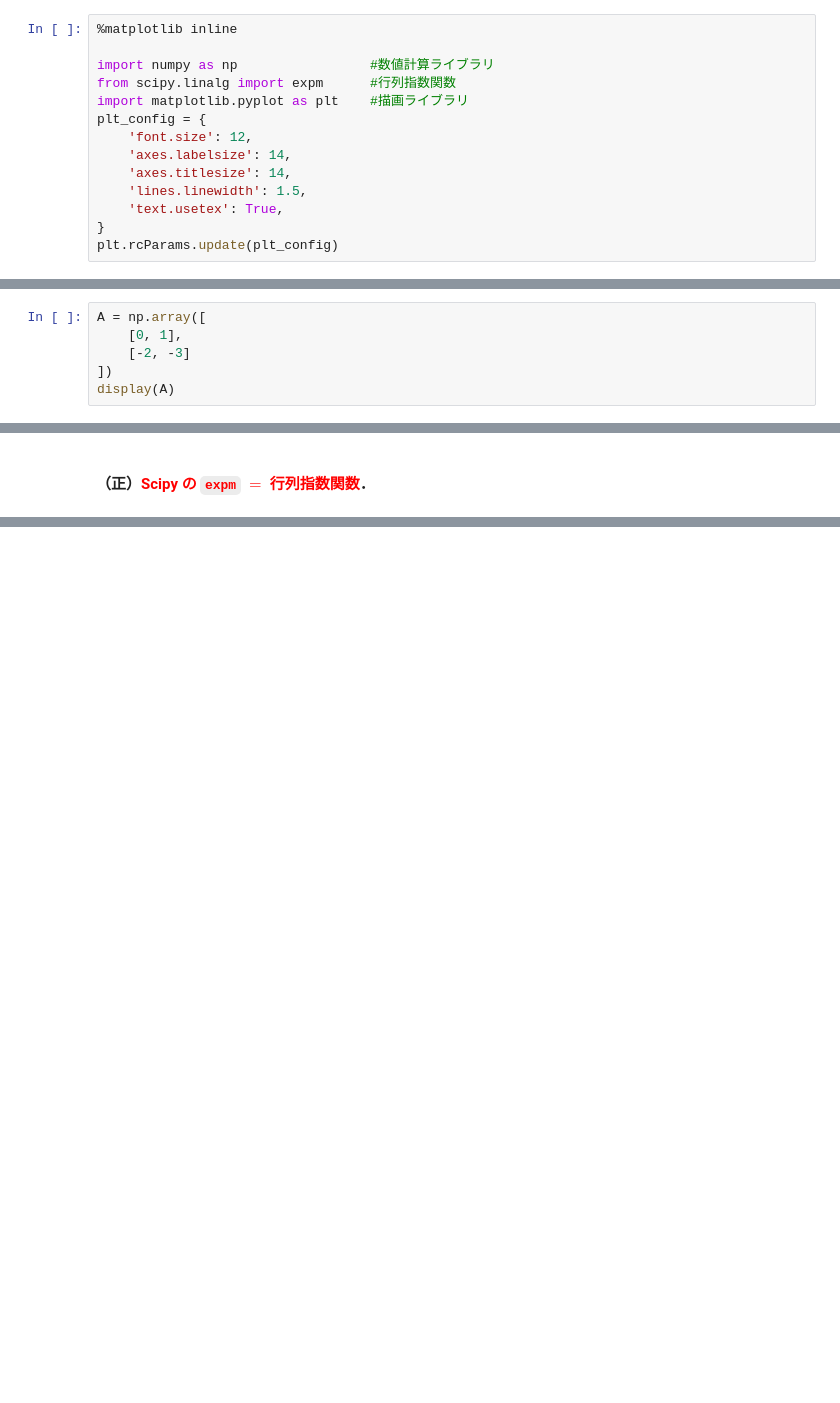
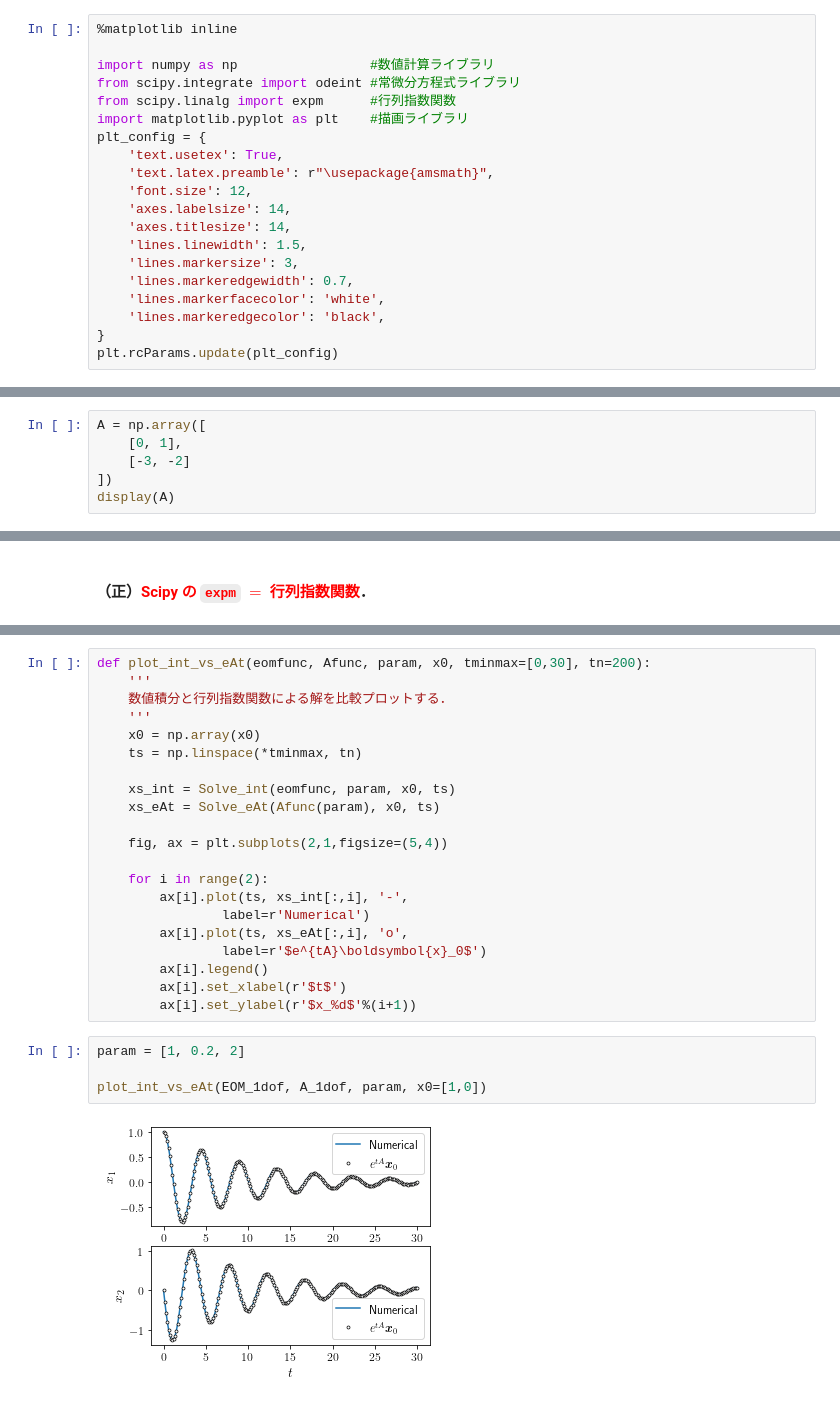
Before and after one commit to ktysd/_colab_test, a Jupyter notebook: vc/Colab/Code_9.1.ipynb, the cells around one changed output, grey strips where cells are left out. Saved outputs shown, nothing was run; the diff lists cells and outputs as text; blank space fills up the shorter version.

```diff
--- a/vc/Colab/Code_9.1.ipynb
+++ b/vc/Colab/Code_9.1.ipynb
@@ -13,14 +11,20 @@
 %matplotlib inline
 
 import numpy as np                 #数値計算ライブラリ
+from scipy.integrate import odeint #常微分方程式ライブラリ
 from scipy.linalg import expm      #行列指数関数
 import matplotlib.pyplot as plt    #描画ライブラリ
 plt_config = {
+    'text.usetex': True,
+    'text.latex.preamble': r"\usepackage{amsmath}",
     'font.size': 12,
     'axes.labelsize': 14,
     'axes.titlesize': 14,
     'lines.linewidth': 1.5,
-    'text.usetex': True,
+    'lines.markersize': 3,
+    'lines.markeredgewidth': 0.7,
+    'lines.markerfacecolor': 'white',
+    'lines.markeredgecolor': 'black',
 }
 plt.rcParams.update(plt_config)
 # %% [markdown]
@@ -38,7 +42,7 @@ np.exp(2) #普通の指数関数
 # %%
 A = np.array([
     [0, 1],
-    [-2, -3]
+    [-3, -2]
 ])
 display(A)
 # %% [output]
@@ -64,0 +118,27 @@ array([[ 0.6004236 ,  0.23254416],
+# %%
+def plot_int_vs_eAt(eomfunc, Afunc, param, x0, tminmax=[0,30], tn=200):
+    '''
+    数値積分と行列指数関数による解を比較プロットする．
+    '''
+    x0 = np.array(x0)
+    ts = np.linspace(*tminmax, tn)
+
+    xs_int = Solve_int(eomfunc, param, x0, ts)
+    xs_eAt = Solve_eAt(Afunc(param), x0, ts)
+
+    fig, ax = plt.subplots(2,1,figsize=(5,4))
+
+    for i in range(2):
+        ax[i].plot(ts, xs_int[:,i], '-',
+                label=r'Numerical')
+        ax[i].plot(ts, xs_eAt[:,i], 'o',
+                label=r'$e^{tA}\boldsymbol{x}_0$')
+        ax[i].legend()
+        ax[i].set_xlabel(r'$t$')
+        ax[i].set_ylabel(r'$x_%d$'%(i+1))
+# %%
+param = [1, 0.2, 2]
+
+plot_int_vs_eAt(EOM_1dof, A_1dof, param, x0=[1,0])
+# %% [output]
+[figure, added]
```
Also changed, not shown: parts of 9 cells of this notebook, 2 other files.
